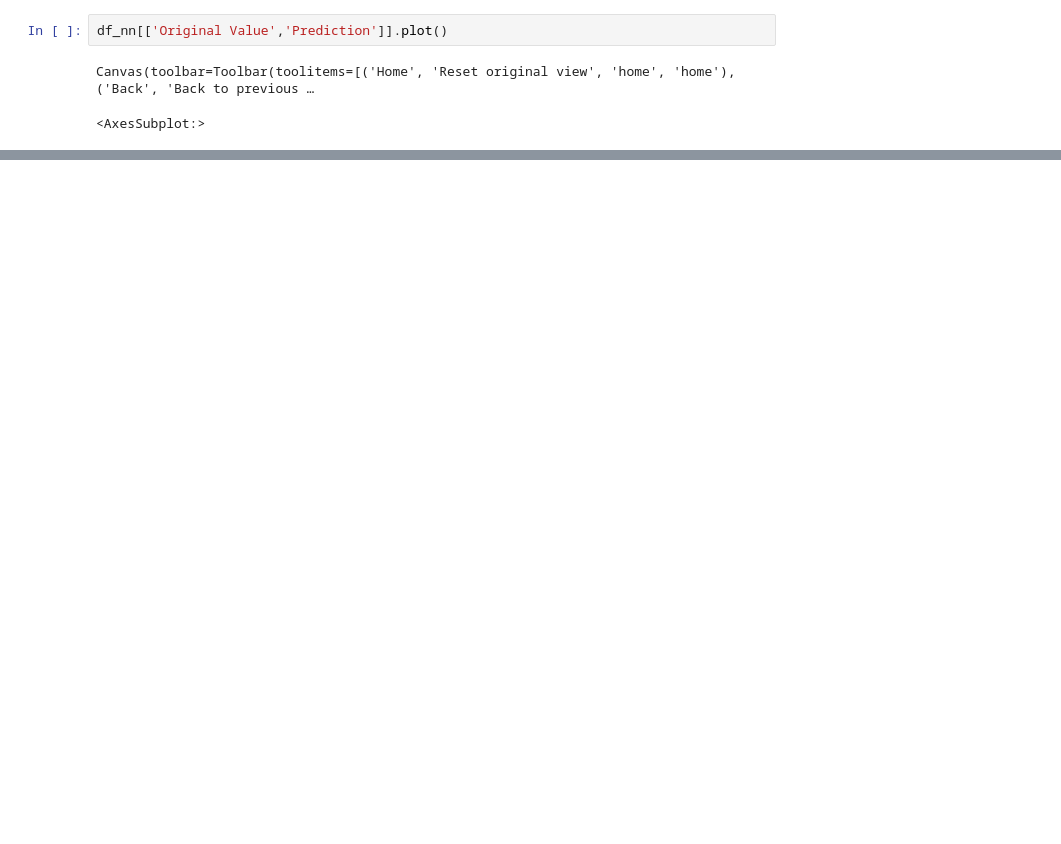
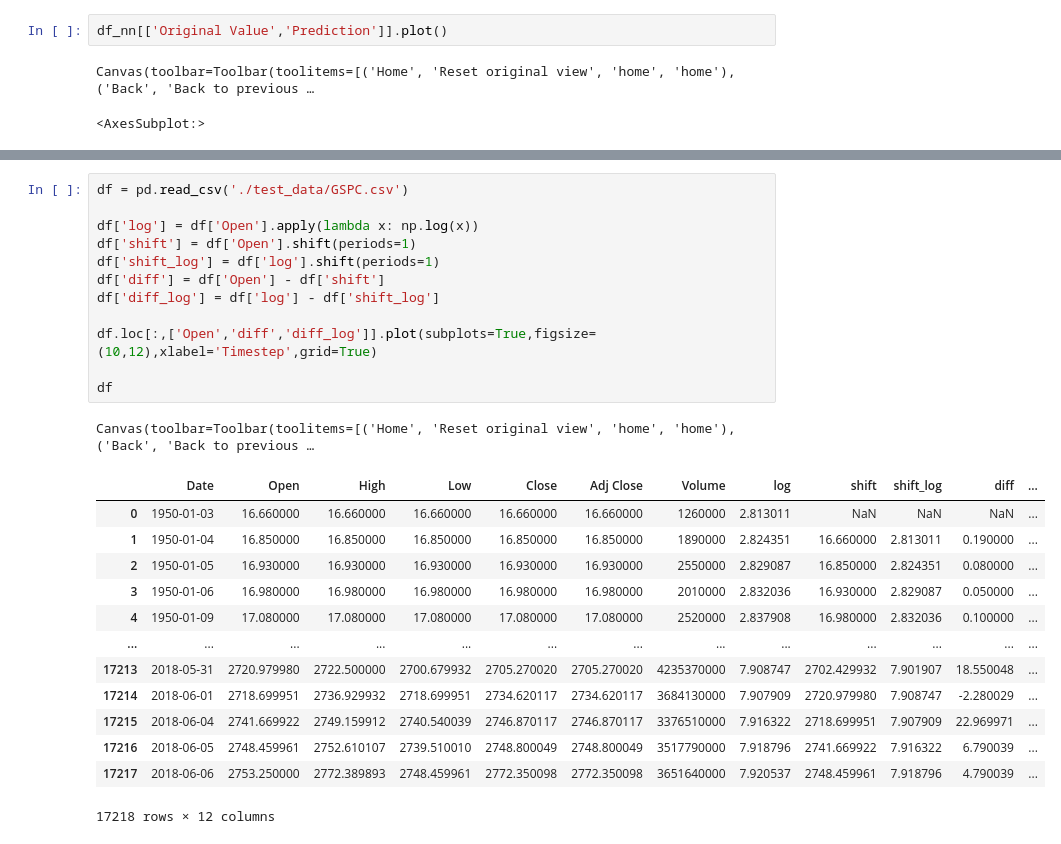
Before and after one commit to tristanmckechnie/tristan_meng_data_science, a Jupyter notebook: multivariate-playground.ipynb, the cells around one changed output, grey strips where cells are left out. Drawn from its saved outputs; the diff is of its cells as text; blank space fills up the shorter version.

```diff
--- a/multivariate-playground.ipynb
+++ b/multivariate-playground.ipynb
@@ -207,0 +315,27 @@ Canvas(toolbar=Toolbar(toolitems=[('Home', 'Reset original view', 'home', 'home'
+# %%
+df = pd.read_csv('./test_data/GSPC.csv')
+
+df['log'] = df['Open'].apply(lambda x: np.log(x))
+df['shift'] = df['Open'].shift(periods=1)
+df['shift_log'] = df['log'].shift(periods=1)
+df['diff'] = df['Open'] - df['shift']
+df['diff_log'] = df['log'] - df['shift_log']
+
+df.loc[:,['Open','diff','diff_log']].plot(subplots=True,figsize=(10,12),xlabel='Timestep',grid=True)
+
+df
+# %% [output]
+Canvas(toolbar=Toolbar(toolitems=[('Home', 'Reset original view', 'home', 'home'), ('Back', 'Back to previous …
+|  | Date | Open | High | Low | Close | Adj Close | Volume | log | shift | shift_log | diff | ... |
+| 0 | 1950-01-03 | 16.660000 | 16.660000 | 16.660000 | 16.660000 | 16.660000 | 1260000 | 2.813011 | NaN | NaN | NaN | ... |
+| 1 | 1950-01-04 | 16.850000 | 16.850000 | 16.850000 | 16.850000 | 16.850000 | 1890000 | 2.824351 | 16.660000 | 2.813011 | 0.190000 | ... |
+| 2 | 1950-01-05 | 16.930000 | 16.930000 | 16.930000 | 16.930000 | 16.930000 | 2550000 | 2.829087 | 16.850000 | 2.824351 | 0.080000 | ... |
+| 3 | 1950-01-06 | 16.980000 | 16.980000 | 16.980000 | 16.980000 | 16.980000 | 2010000 | 2.832036 | 16.930000 | 2.829087 | 0.050000 | ... |
+| 4 | 1950-01-09 | 17.080000 | 17.080000 | 17.080000 | 17.080000 | 17.080000 | 2520000 | 2.837908 | 16.980000 | 2.832036 | 0.100000 | ... |
+| ... | ... | ... | ... | ... | ... | ... | ... | ... | ... | ... | ... | ... |
+| 17213 | 2018-05-31 | 2720.979980 | 2722.500000 | 2700.679932 | 2705.270020 | 2705.270020 | 4235370000 | 7.908747 | 2702.429932 | 7.901907 | 18.550048 | ... |
+| 17214 | 2018-06-01 | 2718.699951 | 2736.929932 | 2718.699951 | 2734.620117 | 2734.620117 | 3684130000 | 7.907909 | 2720.979980 | 7.908747 | -2.280029 | ... |
+| 17215 | 2018-06-04 | 2741.669922 | 2749.159912 | 2740.540039 | 2746.870117 | 2746.870117 | 3376510000 | 7.916322 | 2718.699951 | 7.907909 | 22.969971 | ... |
+| 17216 | 2018-06-05 | 2748.459961 | 2752.610107 | 2739.510010 | 2748.800049 | 2748.800049 | 3517790000 | 7.918796 | 2741.669922 | 7.916322 | 6.790039 | ... |
+| 17217 | 2018-06-06 | 2753.250000 | 2772.389893 | 2748.459961 | 2772.350098 | 2772.350098 | 3651640000 | 7.920537 | 2748.459961 | 7.918796 | 4.790039 | ... |
+17218 rows × 12 columns
```
Also changed, not shown: parts of 8 cells of this notebook, 54 other files.
